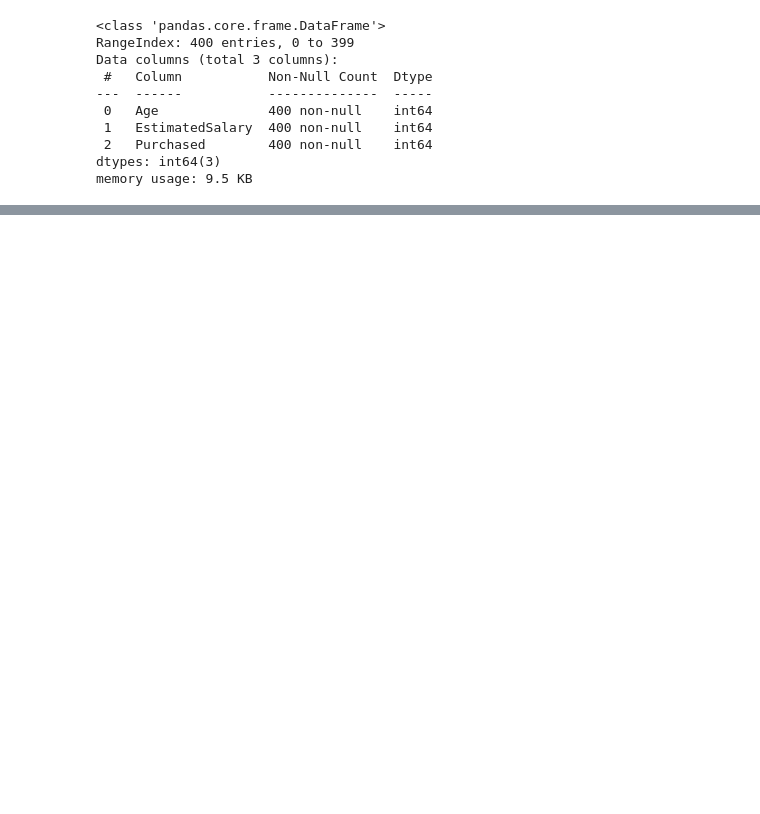
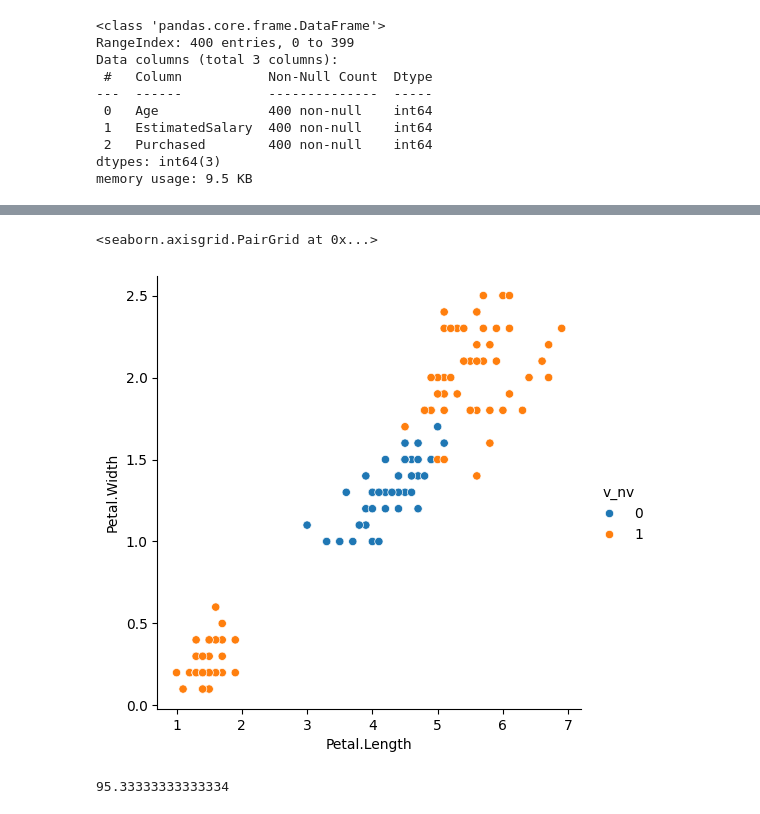
Before and after one commit to rahul05-code/ML-Practicals, a Jupyter notebook: submission3.ipynb, the cells around one changed output, grey strips where cells are left out. Drawn from its saved outputs; the diff is of its cells as text; code cells hidden in the pictures; blank space fills up the shorter version.

```diff
--- a/submission3.ipynb
+++ b/submission3.ipynb
@@ -42,0 +205,2 @@ dtype: int64
+# %%
+iris_data = pd.read_csv("./dataset/iris.csv")
@@ -42,0 +227,6 @@ dtype: int64
+# %%
+v_nv_fn = lambda x: 0 if x == "versicolor" else 1
+
+iris_data["v_nv"] = iris_data["Species"].apply(v_nv_fn)
+
+iris_data
@@ -42,0 +249,16 @@ dtype: int64
+# %%
+sns.pairplot(iris_data, x_vars="Petal.Length", y_vars="Petal.Width", hue="v_nv", height=5)
+# %% [output]
+<seaborn.axisgrid.PairGrid at 0x...>
+[figure, added]
+# %%
+from sklearn.svm import SVC
+
+X = iris_data[["Petal.Length", "Petal.Width"]]
+y = iris_data["v_nv"]
+
+model = SVC()
+model.fit(X, y)
+model.score(X, y) * 100
+# %% [output]
+95.33333333333334
```
Also changed, not shown: parts of 35 cells of this notebook, 5 other files.
